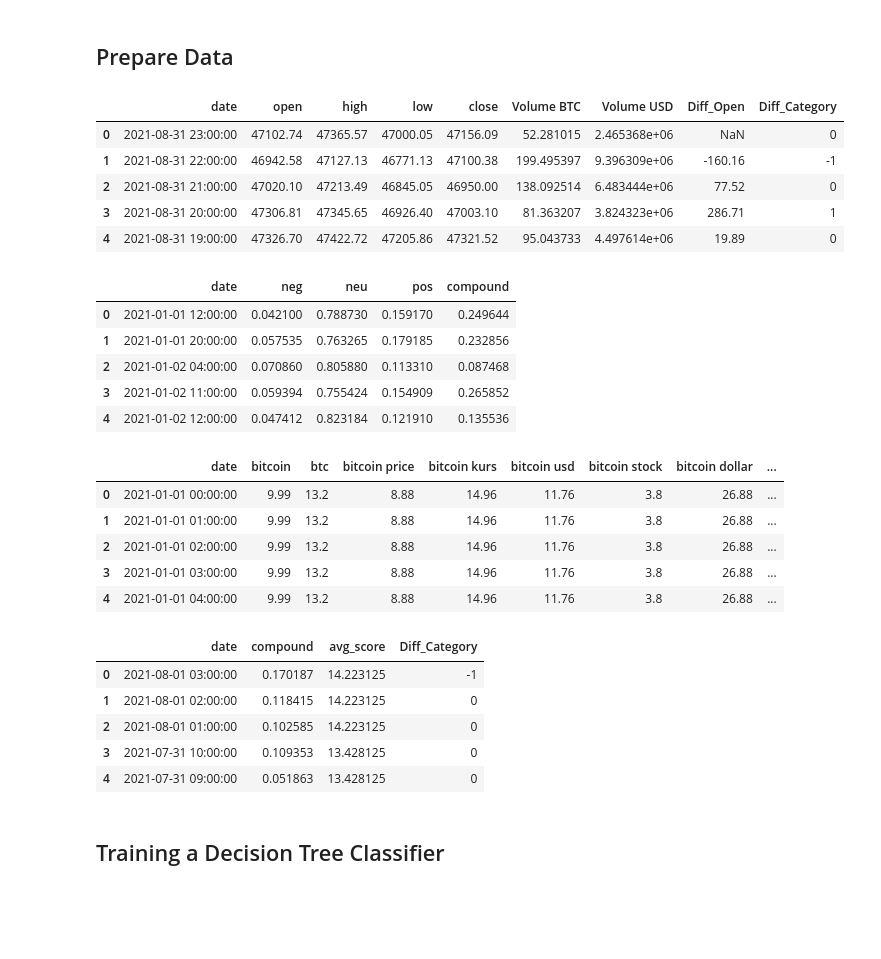
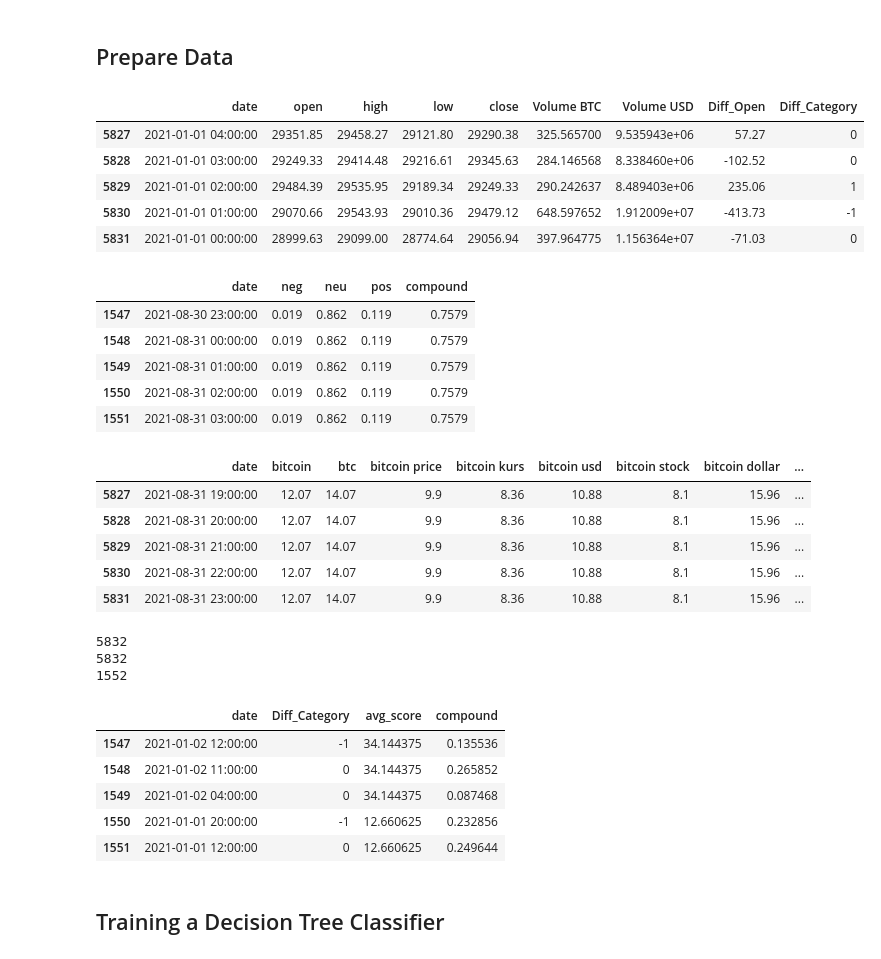
Before and after one commit to aashka-trivedi/cryptocurrency-and-public-sentiment, a Jupyter notebook: code/modelling/BitcoinPriceModel.ipynb, the cells around one changed output. Saved outputs shown, nothing was run; the diff lists cells and outputs as text; code cells hidden in the pictures; blank space fills up the shorter version.

Commit message:
Analysis with Reddit Aug Data

```diff
--- a/code/modelling/BitcoinPriceModel.ipynb
+++ b/code/modelling/BitcoinPriceModel.ipynb
@@ -260,46 +260,55 @@ reddit = pd.read_csv('redditHourlySentiment.csv', sep='\t', index_col=None)
 trends= pd.read_csv('trends_hourly_score.csv', sep='\t', index_col=None)
 #GET TWITTER DATA
 # %%
-bitcoin.head()
+bitcoin.tail()
 # %% [output]
 |  | date | open | high | low | close | Volume BTC | Volume USD | Diff_Open | Diff_Category |
-| 0 | 2021-08-31 23:00:00 | 47102.74 | 47365.57 | 47000.05 | 47156.09 | 52.281015 | 2.465368e+06 | NaN | 0 |
-| 1 | 2021-08-31 22:00:00 | 46942.58 | 47127.13 | 46771.13 | 47100.38 | 199.495397 | 9.396309e+06 | -160.16 | -1 |
-| 2 | 2021-08-31 21:00:00 | 47020.10 | 47213.49 | 46845.05 | 46950.00 | 138.092514 | 6.483444e+06 | 77.52 | 0 |
-| 3 | 2021-08-31 20:00:00 | 47306.81 | 47345.65 | 46926.40 | 47003.10 | 81.363207 | 3.824323e+06 | 286.71 | 1 |
-| 4 | 2021-08-31 19:00:00 | 47326.70 | 47422.72 | 47205.86 | 47321.52 | 95.043733 | 4.497614e+06 | 19.89 | 0 |
+| 5827 | 2021-01-01 04:00:00 | 29351.85 | 29458.27 | 29121.80 | 29290.38 | 325.565700 | 9.535943e+06 | 57.27 | 0 |
+| 5828 | 2021-01-01 03:00:00 | 29249.33 | 29414.48 | 29216.61 | 29345.63 | 284.146568 | 8.338460e+06 | -102.52 | 0 |
+| 5829 | 2021-01-01 02:00:00 | 29484.39 | 29535.95 | 29189.34 | 29249.33 | 290.242637 | 8.489403e+06 | 235.06 | 1 |
+| 5830 | 2021-01-01 01:00:00 | 29070.66 | 29543.93 | 29010.36 | 29479.12 | 648.597652 | 1.912009e+07 | -413.73 | -1 |
+| 5831 | 2021-01-01 00:00:00 | 28999.63 | 29099.00 | 28774.64 | 29056.94 | 397.964775 | 1.156364e+07 | -71.03 | 0 |
 # %%
 reddit = reddit.rename(columns={'Hour': 'date'})
-reddit.head()
+reddit.tail()
 # %% [output]
 |  | date | neg | neu | pos | compound |
-| 0 | 2021-01-01 12:00:00 | 0.042100 | 0.788730 | 0.159170 | 0.249644 |
-| 1 | 2021-01-01 20:00:00 | 0.057535 | 0.763265 | 0.179185 | 0.232856 |
-| 2 | 2021-01-02 04:00:00 | 0.070860 | 0.805880 | 0.113310 | 0.087468 |
-| 3 | 2021-01-02 11:00:00 | 0.059394 | 0.755424 | 0.154909 | 0.265852 |
-| 4 | 2021-01-02 12:00:00 | 0.047412 | 0.823184 | 0.121910 | 0.135536 |
+| 1547 | 2021-08-30 23:00:00 | 0.019 | 0.862 | 0.119 | 0.7579 |
+| 1548 | 2021-08-31 00:00:00 | 0.019 | 0.862 | 0.119 | 0.7579 |
+| 1549 | 2021-08-31 01:00:00 | 0.019 | 0.862 | 0.119 | 0.7579 |
+| 1550 | 2021-08-31 02:00:00 | 0.019 | 0.862 | 0.119 | 0.7579 |
+| 1551 | 2021-08-31 03:00:00 | 0.019 | 0.862 | 0.119 | 0.7579 |
 # %%
-trends.head()
+trends.tail()
 # %% [output]
 |  | date | bitcoin | btc | bitcoin price | bitcoin kurs | bitcoin usd | bitcoin stock | bitcoin dollar | ... |
-| 0 | 2021-01-01 00:00:00 | 9.99 | 13.2 | 8.88 | 14.96 | 11.76 | 3.8 | 26.88 | ... |
-| 1 | 2021-01-01 01:00:00 | 9.99 | 13.2 | 8.88 | 14.96 | 11.76 | 3.8 | 26.88 | ... |
-| 2 | 2021-01-01 02:00:00 | 9.99 | 13.2 | 8.88 | 14.96 | 11.76 | 3.8 | 26.88 | ... |
-| 3 | 2021-01-01 03:00:00 | 9.99 | 13.2 | 8.88 | 14.96 | 11.76 | 3.8 | 26.88 | ... |
-| 4 | 2021-01-01 04:00:00 | 9.99 | 13.2 | 8.88 | 14.96 | 11.76 | 3.8 | 26.88 | ... |
+| 5827 | 2021-08-31 19:00:00 | 12.07 | 14.07 | 9.9 | 8.36 | 10.88 | 8.1 | 15.96 | ... |
+| 5828 | 2021-08-31 20:00:00 | 12.07 | 14.07 | 9.9 | 8.36 | 10.88 | 8.1 | 15.96 | ... |
+| 5829 | 2021-08-31 21:00:00 | 12.07 | 14.07 | 9.9 | 8.36 | 10.88 | 8.1 | 15.96 | ... |
+| 5830 | 2021-08-31 22:00:00 | 12.07 | 14.07 | 9.9 | 8.36 | 10.88 | 8.1 | 15.96 | ... |
+| 5831 | 2021-08-31 23:00:00 | 12.07 | 14.07 | 9.9 | 8.36 | 10.88 | 8.1 | 15.96 | ... |
+# %%
+print(bitcoin.shape[0])
+print(trends.shape[0])
+print(reddit.shape[0])
+# %% [output]
+5832
+5832
+1552
 # %%
 #Combine Data into dataframe
 
 data = pd.DataFrame()
 data["date"] = bitcoin["date"]
-data = data.merge(reddit[['date','compound']], on='date')
-data = data.merge(trends[['date','avg_score']], on='date')
 data = data.merge(bitcoin[['date','Diff_Category']], on='date')
-data.head()
+data = data.merge(trends[['date','avg_score']], on='date', how='outer')
+data = data.merge(reddit[['date','compound']], on='date', how='inner')
+
+data.tail()
 # %% [output]
-|  | date | compound | avg_score | Diff_Category |
-| 0 | 2021-08-01 03:00:00 | 0.170187 | 14.223125 | -1 |
-| 1 | 2021-08-01 02:00:00 | 0.118415 | 14.223125 | 0 |
-| 2 | 2021-08-01 01:00:00 | 0.102585 | 14.223125 | 0 |
-| 3 | 2021-07-31 10:00:00 | 0.109353 | 13.428125 | 0 |
-| 4 | 2021-07-31 09:00:00 | 0.051863 | 13.428125 | 0 |
+|  | date | Diff_Category | avg_score | compound |
+| 1547 | 2021-01-02 12:00:00 | -1 | 34.144375 | 0.135536 |
+| 1548 | 2021-01-02 11:00:00 | 0 | 34.144375 | 0.265852 |
+| 1549 | 2021-01-02 04:00:00 | 0 | 34.144375 | 0.087468 |
+| 1550 | 2021-01-01 20:00:00 | -1 | 12.660625 | 0.232856 |
+| 1551 | 2021-01-01 12:00:00 | 0 | 12.660625 | 0.249644 |
```
Also changed, not shown: parts of 5 cells of this notebook, 7 other files.
